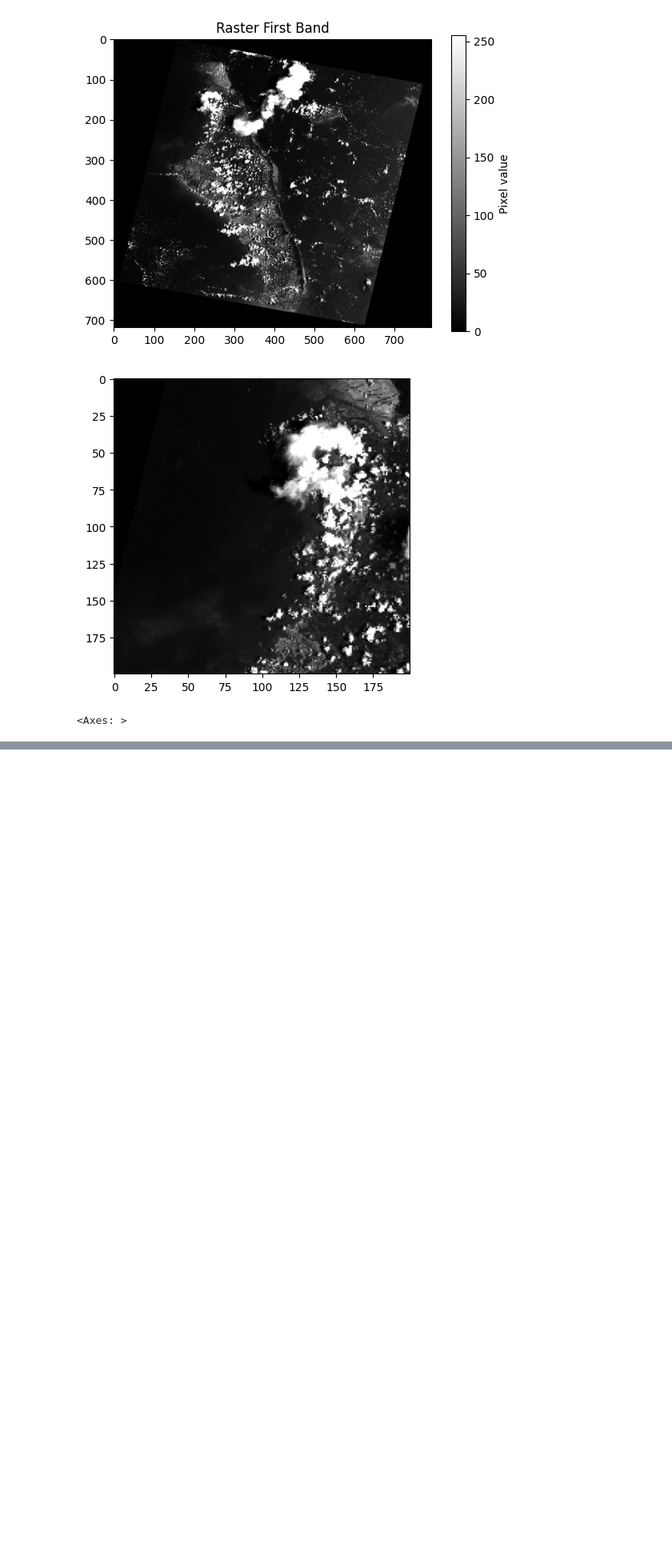
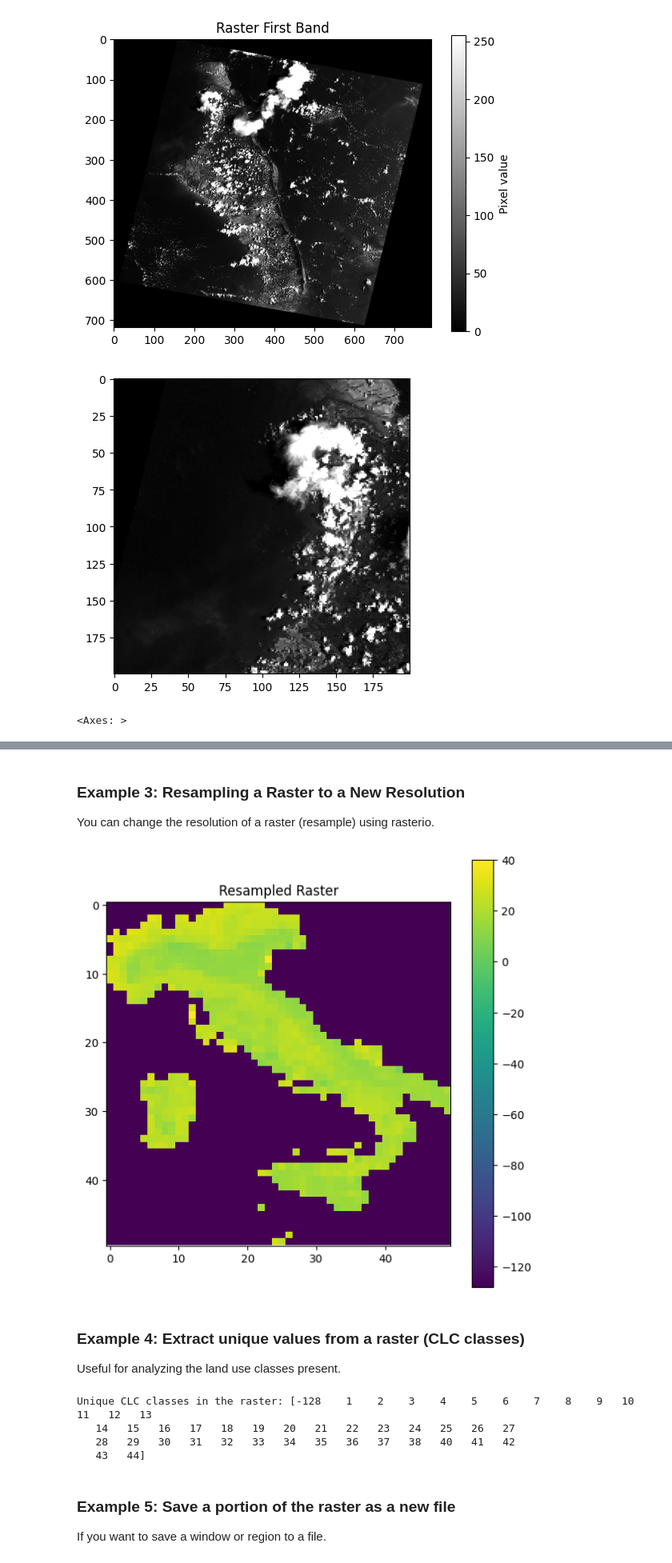
Before and after one commit to dimuzzo/testing-project, a Jupyter notebook: Rasterio/test_number1.ipynb, the cells around one changed output, grey strips where cells are left out. Shown at 80% size. Cells and saved outputs as stored; diff of their text form; code cells hidden in the pictures; blank space fills up the shorter version.

```diff
--- a/Rasterio/test_number1.ipynb
+++ b/Rasterio/test_number1.ipynb
@@ -74,0 +123,59 @@ show(cropped, cmap='gray')
+# %% [markdown]
+### Example 3: Resampling a Raster to a New Resolution
+
+You can change the resolution of a raster (resample) using rasterio.
+# %%
+from rasterio.enums import Resampling
+
+# Set the new resolution
+new_resolution = (50, 50)  # new pixel size (rows, columns)
+
+# Calculate the scaling factor
+scale_x = itd.width / new_resolution[1]
+scale_y = itd.height / new_resolution[0]
+
+# Resample the raster using the average resampling method
+data = itd.read(
+    out_shape=(
+        itd.count,
+        int(itd.height / scale_y),
+        int(itd.width / scale_x)
+    ),
+    resampling=Resampling.average
+)
+
+# Update the metadata for the new resolution
+new_transform = itd.transform * itd.transform.scale(
+    (itd.width / data.shape[-1]),
+    (itd.height / data.shape[-2])
+)
+
+# Plot the resampled raster
+plt.figure(figsize=(7, 7))
+plt.imshow(data[0], cmap='viridis')
+plt.colorbar()
+plt.title("Resampled Raster")
+plt.show()
+# %% [output]
+[figure, added]
+# %% [markdown]
+### Example 4: Extract unique values from a raster (CLC classes)
+
+Useful for analyzing the land use classes present.
+# %%
+import numpy as np
+
+data = itd.read(1)
+
+# Extract unique values (CLC classes)
+unique_classes = np.unique(data)
+print("Unique CLC classes in the raster:", unique_classes)
+# %% [output]
+Unique CLC classes in the raster: [-128    1    2    3    4    5    6    7    8    9   10   11   12   13
+   14   15   16   17   18   19   20   21   22   23   24   25   26   27
+   28   29   30   31   32   33   34   35   36   37   38   40   41   42
+   43   44]
+# %% [markdown]
+### Example 5: Save a portion of the raster as a new file
+
+If you want to save a window or region to a file.
```
Also changed, not shown: parts of 12 cells of this notebook.
